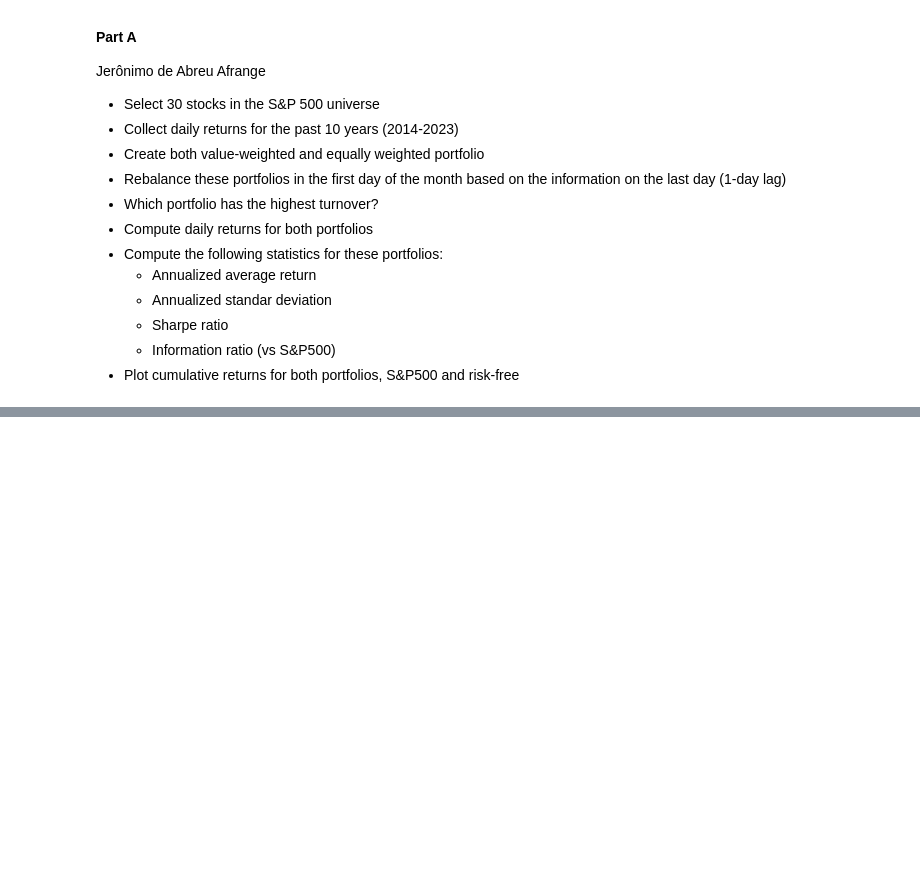
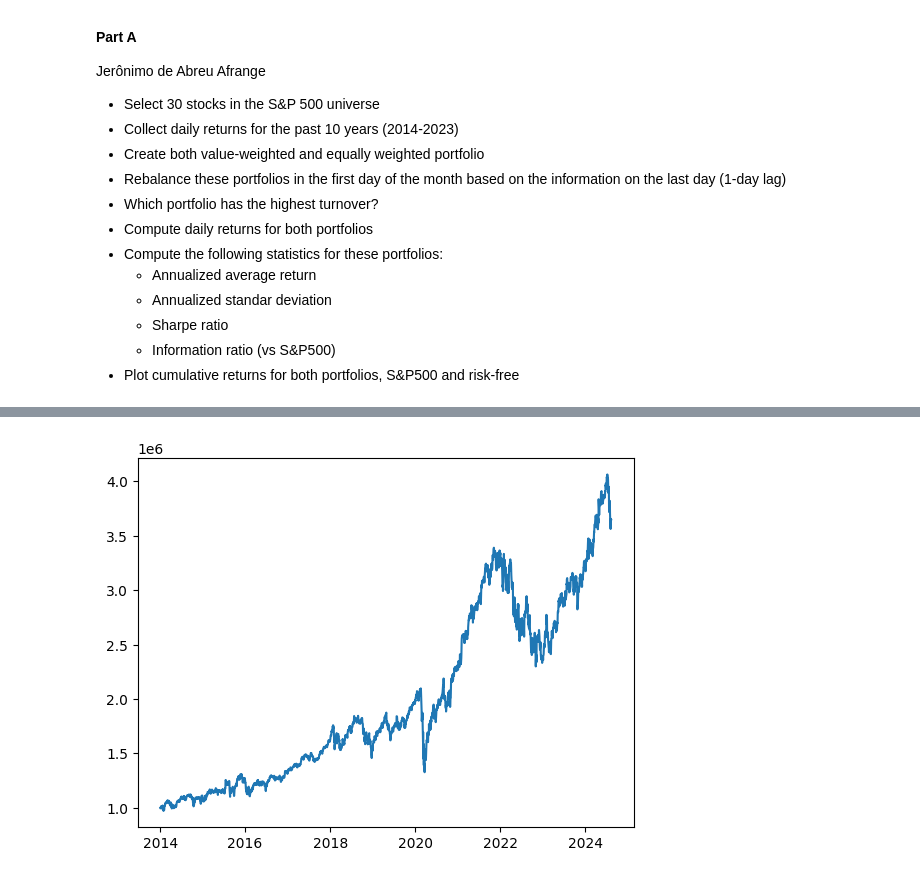
Before and after one commit to williankal/quant_fin, a Jupyter notebook: project-1/part-A.ipynb, the cells around one changed output, grey strips where cells are left out. Drawn from its saved outputs; the diff is of its cells as text; code cells hidden in the pictures; blank space fills up the shorter version.

Commit message:
1.A: recuo, portfolio value weighted feito, mas sem rebalancing ainda

```diff
--- a/project-1/part-A.ipynb
+++ b/project-1/part-A.ipynb
@@ -64,7 +66,12 @@ initial_date_filter = portfolio_vw["Date"] == INITIAL_DATE
 portfolio_vw["TOTAL_MKT_CAP"] = portfolio_vw.groupby("Date")["CUR_MKT_CAP"].transform("sum")
 portfolio_vw["MKT_CAP_SHARE"] = portfolio_vw["CUR_MKT_CAP"] / portfolio_vw["TOTAL_MKT_CAP"]
 
-# creation of the initial porfolio stock ammount for each stock, value for each stock position and total portfolio value
-portfolio_vw.loc[initial_date_filter, "PORT_STOCK_AMT"] = (INITIAL_PORT_VALUE * portfolio_vw["MKT_CAP_SHARE"]) / portfolio_vw["PX_OPEN"]
-portfolio_vw.loc[initial_date_filter, "PORT_STOCK_VAL_LAST"] = portfolio_vw["PX_LAST"] * portfolio_vw["PORT_STOCK_AMT"]
-portfolio_vw.loc[initial_date_filter, "PORT_VAL_LAST"] = portfolio_vw.groupby("Date")["PORT_STOCK_VAL_LAST"].transform("sum")
+# creation of the initial porfolio stock ammount for each stock and propagation to the entire DataFrame
+portfolio_vw.loc[initial_date_filter, "PORT_STOCK_AMT"] = INITIAL_PORT_VALUE * portfolio_vw["MKT_CAP_SHARE"] / portfolio_vw["PX_OPEN"]
+stock_amounts = portfolio_vw.loc[initial_date_filter, ["Ticker", "PORT_STOCK_AMT"]]
+portfolio_vw = portfolio_vw.drop(columns="PORT_STOCK_AMT")
+portfolio_vw = portfolio_vw.merge(stock_amounts, on="Ticker")
+
+# calculation of the values of the individual positions as well as the total portfolio value
+portfolio_vw["PORT_STOCK_VAL_LAST"] = portfolio_vw["PX_LAST"] * portfolio_vw["PORT_STOCK_AMT"]
+portfolio_vw["PORT_TOTAL_VAL_LAST"] = portfolio_vw.groupby("Date")["PORT_STOCK_VAL_LAST"].transform("sum")
@@ -90,0 +94,5 @@ portfolio_vw[portfolio_vw["Date"] == INITIAL_DATE]
+# %%
+plt.plot(portfolio_vw.loc[portfolio_vw["Ticker"] == "DIS", "Date"], portfolio_vw.loc[portfolio_vw["Ticker"] == "DIS", "PORT_TOTAL_VAL_LAST"])
+plt.show()
+# %% [output]
+[figure, added]
```
Also changed, not shown: parts of 3 cells of this notebook.
